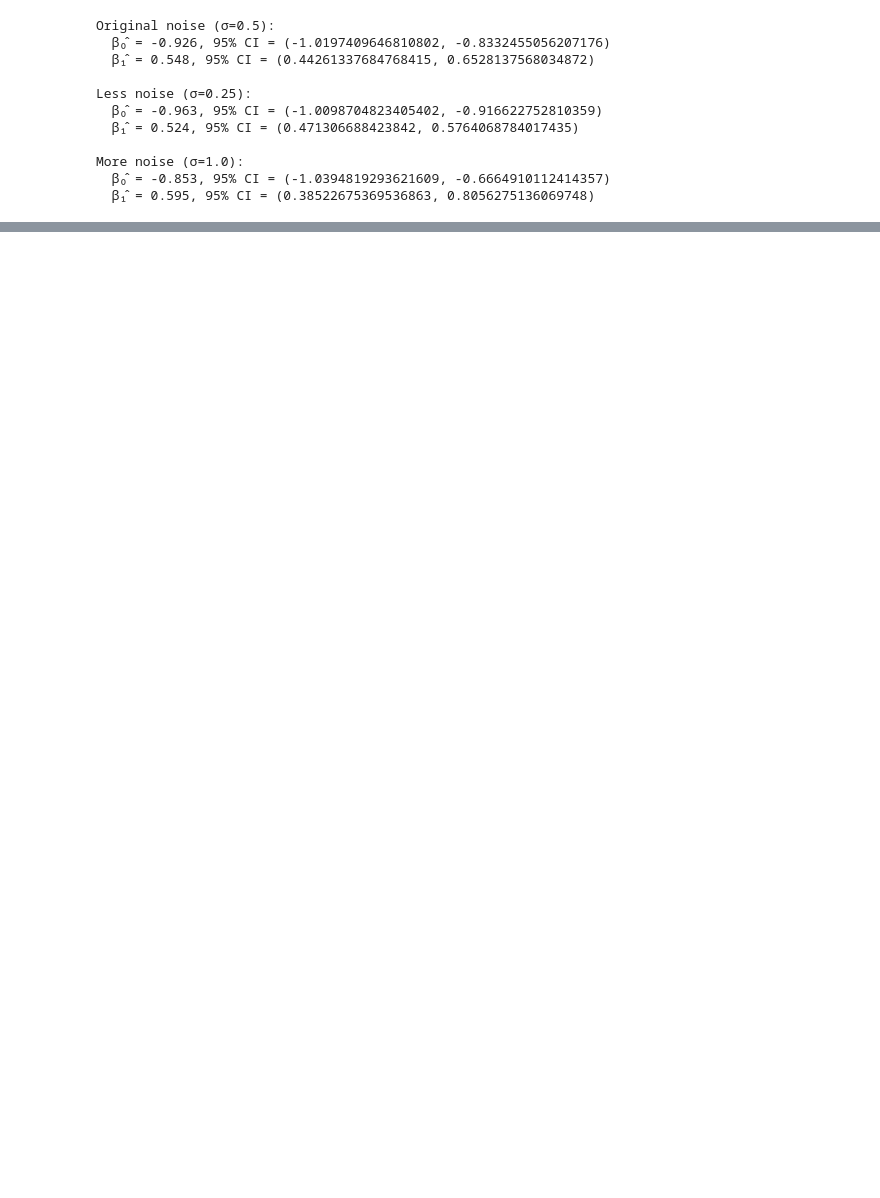
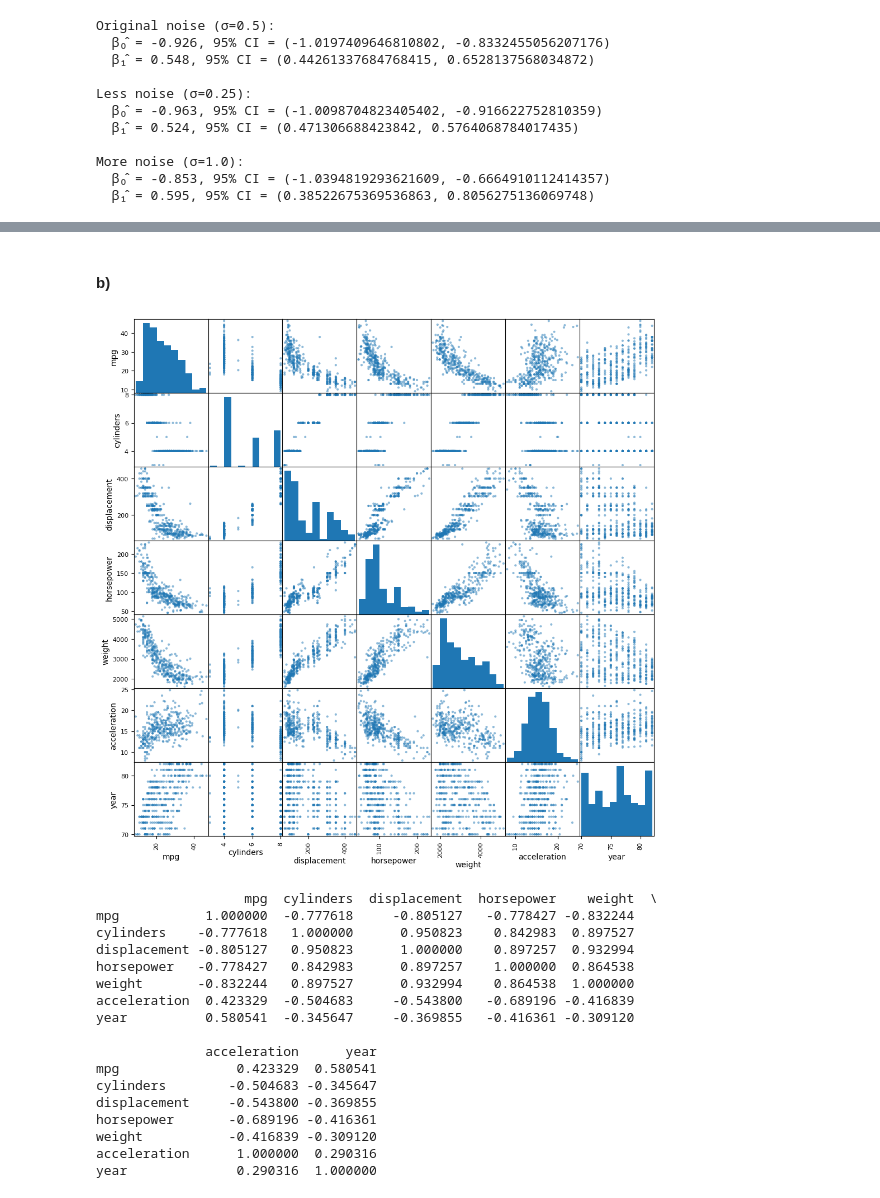
Before and after one commit to BartoszMichalak13/MastersStudies, a Jupyter notebook: sem2-1/INA/AAD/lista2/AAD_lista2.ipynb, the cells around one changed output, grey strips where cells are left out. Cells and saved outputs as stored; diff of their text form; code cells hidden in the pictures; blank space fills up the shorter version.

```diff
--- a/sem2-1/INA/AAD/lista2/AAD_lista2.ipynb
+++ b/sem2-1/INA/AAD/lista2/AAD_lista2.ipynb
@@ -179,0 +339,11 @@ More noise (σ=1.0):
+# %%
+import pandas as pd
+import numpy as np
+from sklearn.model_selection import train_test_split
+
+df = pd.read_csv("Auto.csv", na_values="?")
+df = df.dropna()
+
+df["origin"] = df["origin"].astype("category")
+
+train, valid = train_test_split(df, test_size=0.3, random_state=42)
@@ -179,0 +375,30 @@ More noise (σ=1.0):
+# %% [markdown]
+#### b)
+# %%
+from pandas.plotting import scatter_matrix
+import matplotlib.pyplot as plt
+
+scatter_matrix(df, figsize=(12, 12))
+plt.show()
+
+corr = df.corr(numeric_only=True)
+print(corr)
+# %% [output]
+[figure, added]
+                   mpg  cylinders  displacement  horsepower    weight  \
+mpg           1.000000  -0.777618     -0.805127   -0.778427 -0.832244
+cylinders    -0.777618   1.000000      0.950823    0.842983  0.897527
+displacement -0.805127   0.950823      1.000000    0.897257  0.932994
+horsepower   -0.778427   0.842983      0.897257    1.000000  0.864538
+weight       -0.832244   0.897527      0.932994    0.864538  1.000000
+acceleration  0.423329  -0.504683     -0.543800   -0.689196 -0.416839
+year          0.580541  -0.345647     -0.369855   -0.416361 -0.309120
+
+              acceleration      year
+mpg               0.423329  0.580541
+cylinders        -0.504683 -0.345647
+displacement     -0.543800 -0.369855
+horsepower       -0.689196 -0.416361
+weight           -0.416839 -0.309120
+acceleration      1.000000  0.290316
+year              0.290316  1.000000
```
Also changed, not shown: parts of 58 cells of this notebook, 1 other file.
